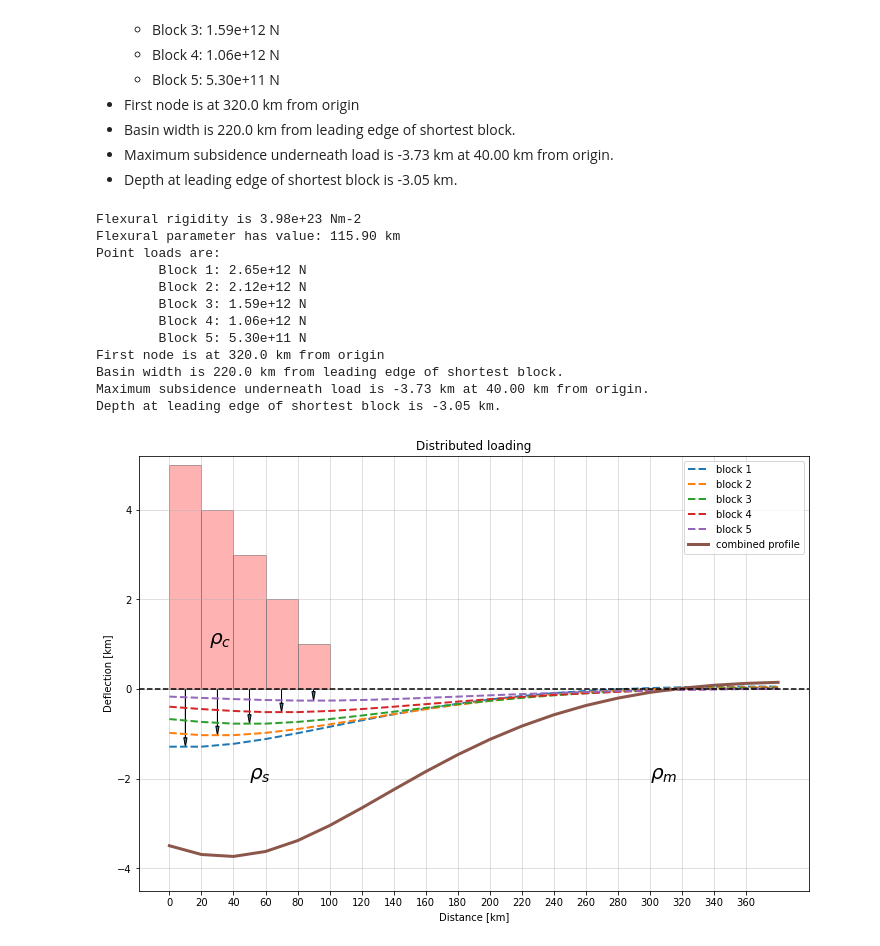
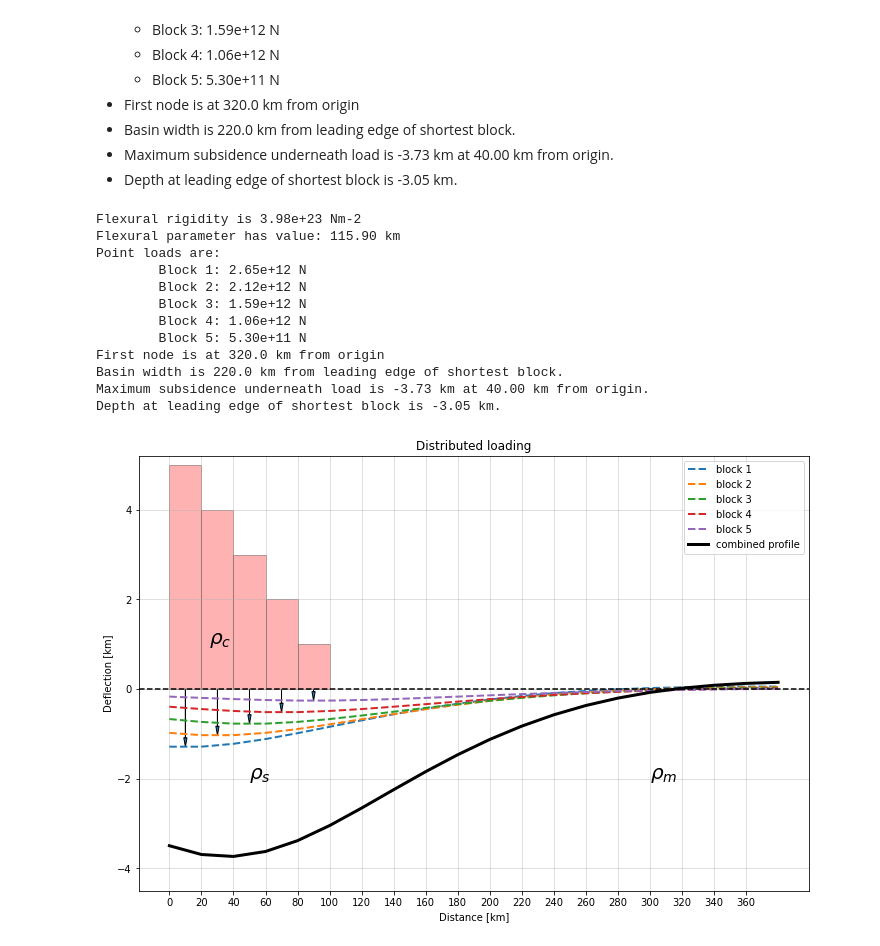
Before and after one commit to frossmann/eosc543, a Jupyter notebook: ass3/assign3-flexure.ipynb, the cells around one changed output. Drawn from its saved outputs; the diff is of its cells as text; code cells hidden in the pictures.

```diff
--- a/ass3/assign3-flexure.ipynb
+++ b/ass3/assign3-flexure.ipynb
@@ -252,7 +251,6 @@ Applying these equations in the code block below with the necessary parameters i
 - Depth at leading edge of shortest block is -3.05 km.
 # %%
 # multi-block distributed load
-
 # setup blocks:
 width = 20 * 1000
 edges = np.arange(0, 120 * 1000, width)
@@ -277,9 +275,8 @@ print("Point loads are:")
 for ii in range(5):
     print(f"\tBlock {ii + 1}: {Vi[ii]:.2e} N")
 
-
+# function to take care of fourier-esque calculation:
 def f(u):
-    # function to take care of fourier-esque calculation:
     return np.exp(-u) * (np.cos(u) + np.sin(u))
 
 
@@ -316,7 +313,7 @@ for ii in range(5):
         alpha=1,
         linestyle="dashed",
     )
-ax.plot(x / 1000, w_combined / 1000, label="combined profile", linewidth=3)
+ax.plot(x / 1000, w_combined / 1000, label="combined profile", linewidth=3, color='k')
 ax.set_xlabel("Distance [km]")
 ax.set_ylabel("Deflection [km]")
 ax.set_ylim([-4.5, 5.2])
@@ -334,31 +331,31 @@ for ii in range(5):
         alpha=0.3,
     )
     ax.add_patch(block)
 plt.annotate(r"$\rho_c$", (25, 1), size=20)
 plt.annotate(r"$\rho_m$", (300, -2), size=20)
 plt.annotate(r"$\rho_s$", (50, -2), size=20)
 plt.xticks(np.arange(0, 361, 20))
 for ii in range(5):
     plt.arrow(
         centres[ii] / 1000,
         0,
         0,
         w_array[ii, np.abs(x - centres[ii]).argmin()] / 1000,
         head_width=2,
         head_length=0.2,
         length_includes_head=True,
     )
 # %% [output]
 Flexural rigidity is 3.98e+23 Nm-2
 Flexural parameter has value: 115.90 km
 Point loads are:
         Block 1: 2.65e+12 N
         Block 2: 2.12e+12 N
         Block 3: 1.59e+12 N
         Block 4: 1.06e+12 N
         Block 5: 5.30e+11 N
 First node is at 320.0 km from origin
 Basin width is 220.0 km from leading edge of shortest block.
 Maximum subsidence underneath load is -3.73 km at 40.00 km from origin.
 Depth at leading edge of shortest block is -3.05 km.
-[figure, old version]
+[figure, new version]
```
Also changed, not shown: parts of 1 cell of this notebook, 1 other file.
